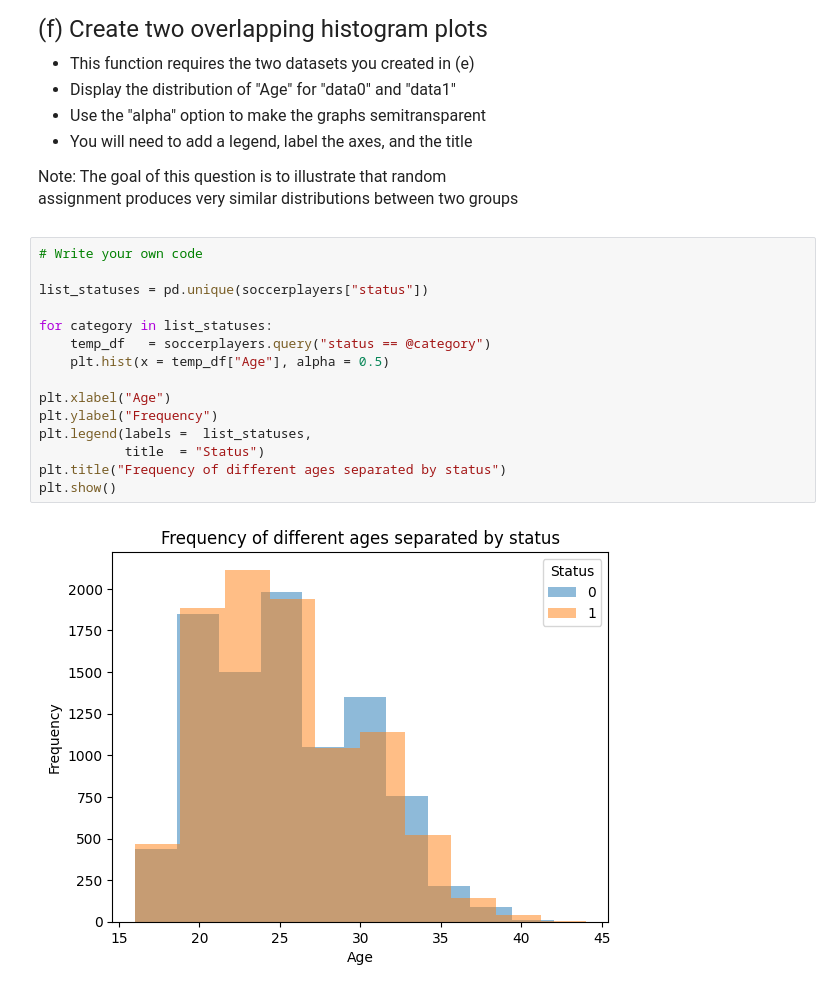
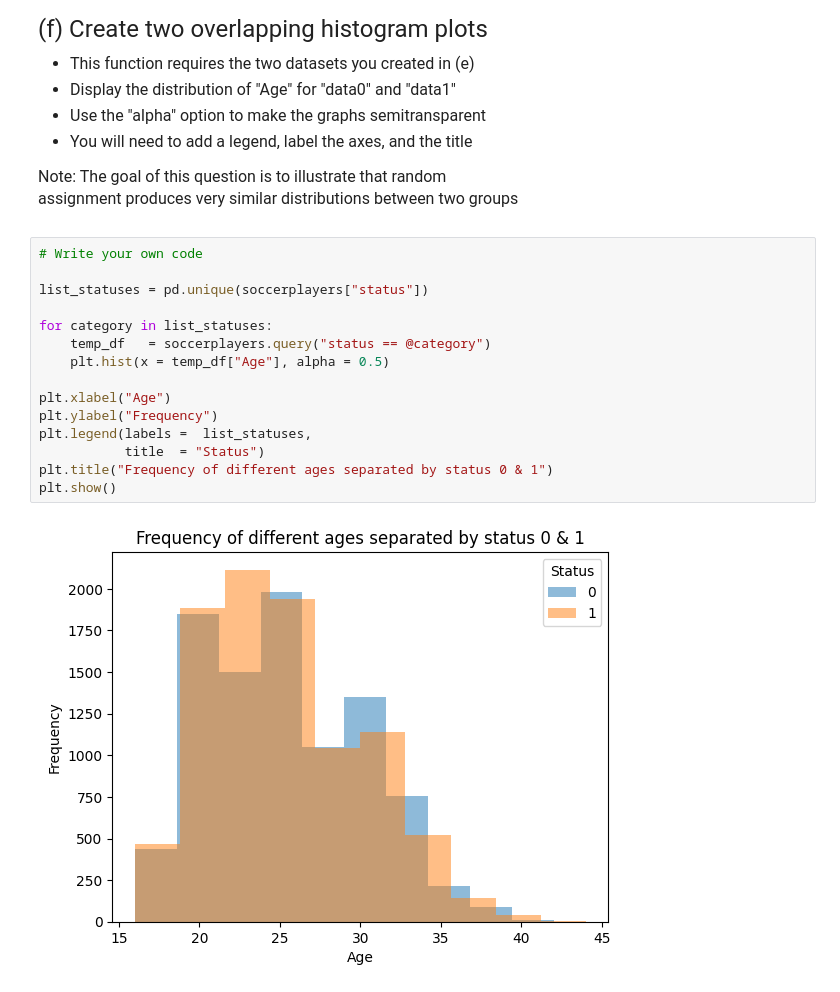
Before and after one commit to aanya-v/emoryqtm151, a Jupyter notebook: Quiz 2 - Section 3/Quiz 2 - Section 3.ipynb, the cells around one changed output. Cells and saved outputs as stored; diff of their text form.

```diff
--- a/Quiz 2 - Section 3/Quiz 2 - Section 3.ipynb
+++ b/Quiz 2 - Section 3/Quiz 2 - Section 3.ipynb
@@ -248,17 +251,17 @@ assignment produces very similar distributions between two groups
 # %%
 # Write your own code
 
 list_statuses = pd.unique(soccerplayers["status"])
 
 for category in list_statuses:
     temp_df   = soccerplayers.query("status == @category")
     plt.hist(x = temp_df["Age"], alpha = 0.5)
 
 plt.xlabel("Age")
 plt.ylabel("Frequency")
 plt.legend(labels =  list_statuses,
            title  = "Status")
-plt.title("Frequency of different ages separated by status")
+plt.title("Frequency of different ages separated by status 0 & 1")
 plt.show()
 # %% [output]
-[figure, old version]
+[figure, new version]
```
Also changed, not shown: parts of 1 cell of this notebook, 1 other file.
